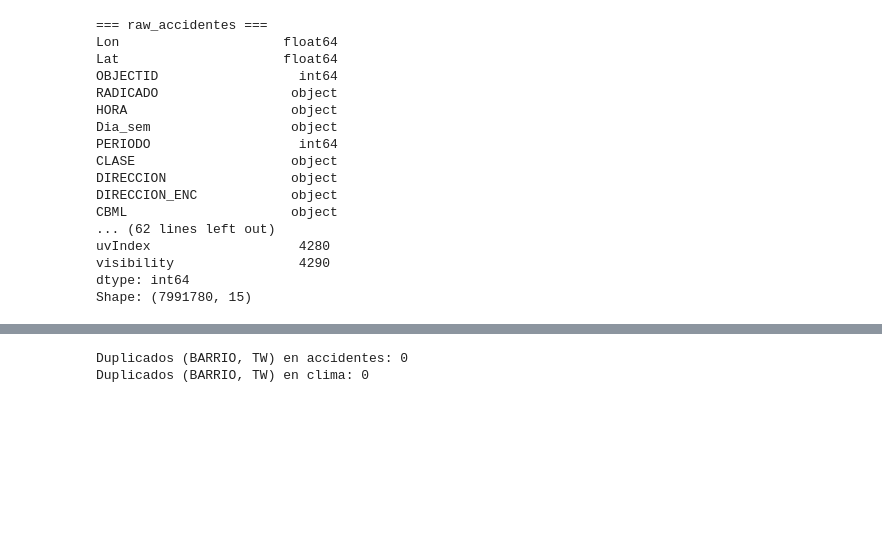
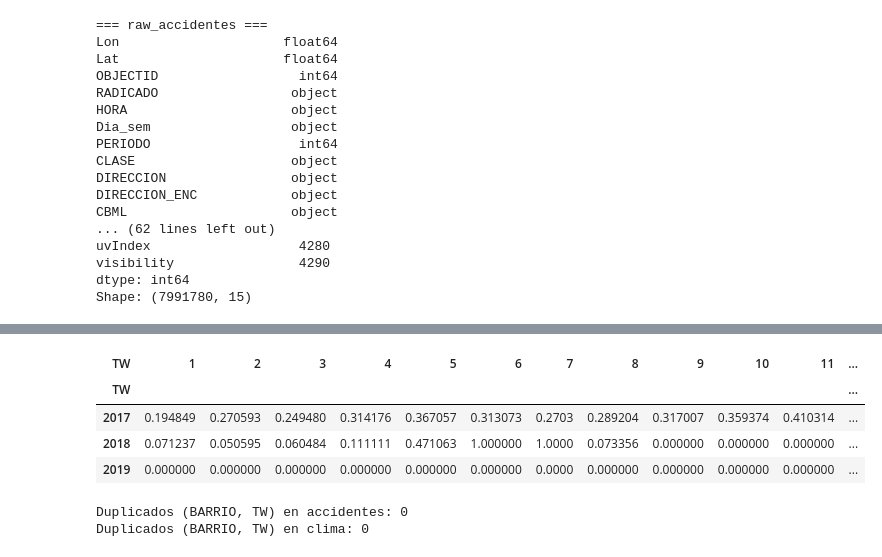
Before and after one commit to juanjo2684/Aprendizaje_Automatico_Taller_20261, a Jupyter notebook: Taller_—_Predicción_de_accidentalidad.ipynb, the cells around one changed output, grey strips where cells are left out. Cells and saved outputs as stored; diff of their text form; code cells hidden in the pictures; blank space fills up the shorter version.

Commit message:
Avance 2: Analisis de registros faltantes en clima.

```diff
--- a/Taller_—_Predicción_de_accidentalidad.ipynb
+++ b/Taller_—_Predicción_de_accidentalidad.ipynb
@@ -55,3 +57,7 @@ uvIndex                   4280
 visibility                4290
 dtype: int64
 Shape: (7991780, 15)
+# %%
+clima['anio'] = clima['TW'].dt.year
+clima['mes'] = clima['TW'].dt.month
+clima['tiene_nan'] = clima.isna().any(axis=1)
@@ -57,0 +126,8 @@ Shape: (7991780, 15)
+# %%
+clima.groupby([clima['TW'].dt.year, clima['TW'].dt.month], observed=True)['tiene_nan'].mean().unstack()
+# %% [output]
+| TW | 1 | 2 | 3 | 4 | 5 | 6 | 7 | 8 | 9 | 10 | 11 | ... |
+| TW |  |  |  |  |  |  |  |  |  |  |  | ... |
+| 2017 | 0.194849 | 0.270593 | 0.249480 | 0.314176 | 0.367057 | 0.313073 | 0.2703 | 0.289204 | 0.317007 | 0.359374 | 0.410314 | ... |
+| 2018 | 0.071237 | 0.050595 | 0.060484 | 0.111111 | 0.471063 | 1.000000 | 1.0000 | 0.073356 | 0.000000 | 0.000000 | 0.000000 | ... |
+| 2019 | 0.000000 | 0.000000 | 0.000000 | 0.000000 | 0.000000 | 0.000000 | 0.0000 | 0.000000 | 0.000000 | 0.000000 | 0.000000 | ... |
```
Also changed, not shown: parts of 10 cells of this notebook.
